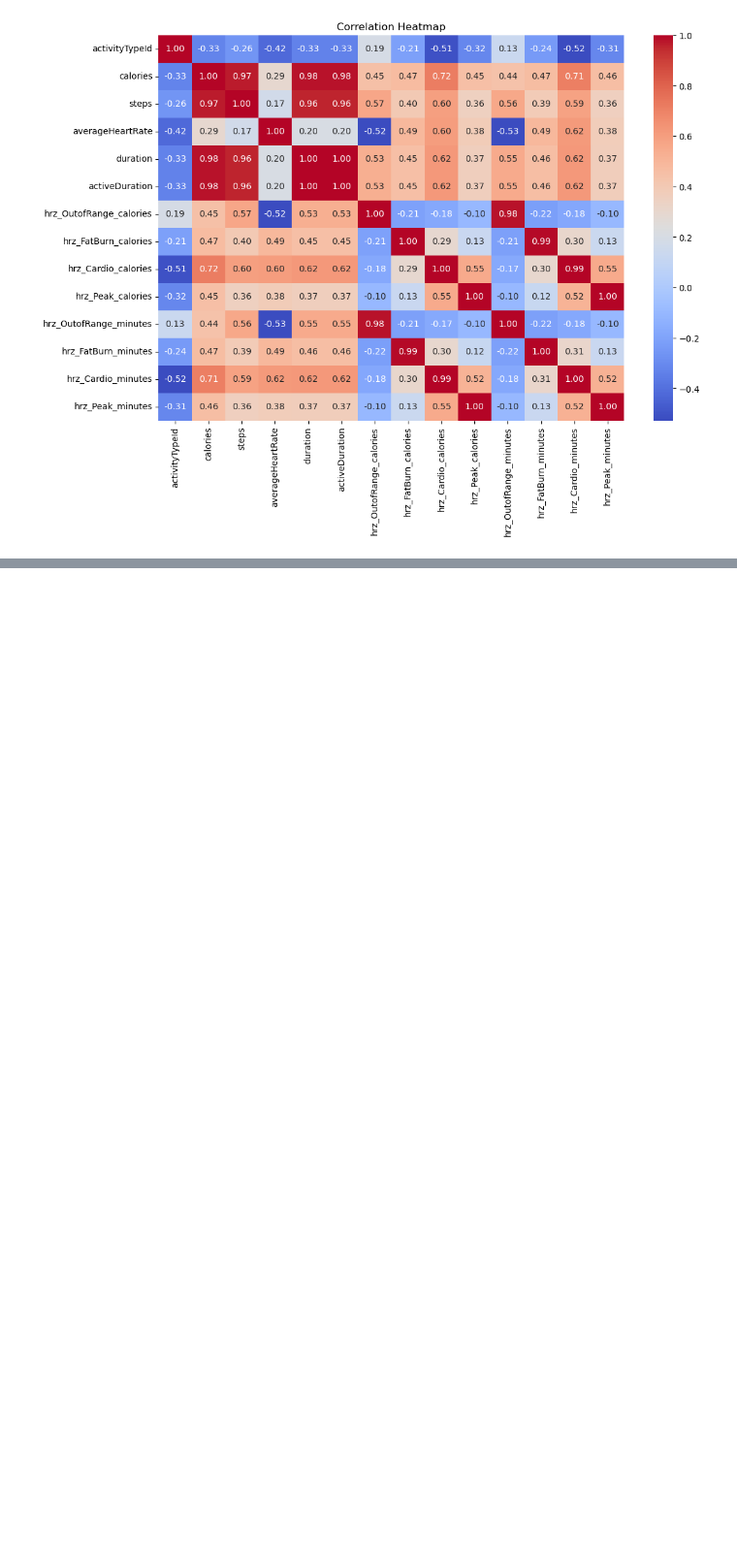
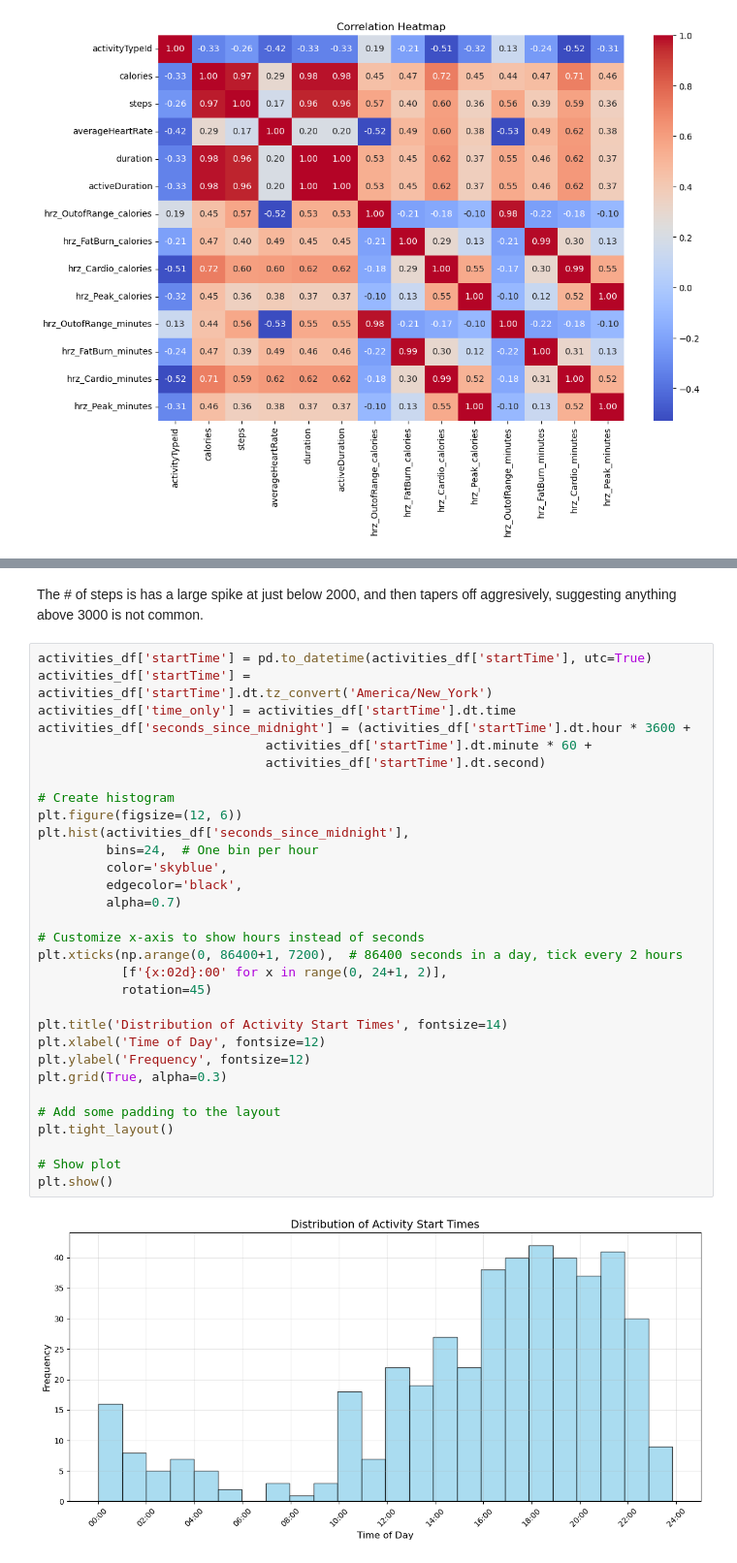
Before and after one commit to Saatvik1/Fishbit, a Jupyter notebook: notebooks/6.0-ss-EDA.ipynb, the cells around one changed output, grey strips where cells are left out. Shown at 97% size. Saved outputs shown, nothing was run; the diff lists cells and outputs as text; blank space fills up the shorter version.

```diff
--- a/notebooks/6.0-ss-EDA.ipynb
+++ b/notebooks/6.0-ss-EDA.ipynb
@@ -84,0 +119,35 @@ plt.show()
+# %% [markdown]
+The # of steps is has a large spike at just below 2000, and then tapers off aggresively, suggesting anything above 3000 is not common.
+# %%
+activities_df['startTime'] = pd.to_datetime(activities_df['startTime'], utc=True)
+activities_df['startTime'] = activities_df['startTime'].dt.tz_convert('America/New_York')
+activities_df['time_only'] = activities_df['startTime'].dt.time
+activities_df['seconds_since_midnight'] = (activities_df['startTime'].dt.hour * 3600 +
+                              activities_df['startTime'].dt.minute * 60 +
+                              activities_df['startTime'].dt.second)
+
+# Create histogram
+plt.figure(figsize=(12, 6))
+plt.hist(activities_df['seconds_since_midnight'],
+         bins=24,  # One bin per hour
+         color='skyblue',
+         edgecolor='black',
+         alpha=0.7)
+
+# Customize x-axis to show hours instead of seconds
+plt.xticks(np.arange(0, 86400+1, 7200),  # 86400 seconds in a day, tick every 2 hours
+           [f'{x:02d}:00' for x in range(0, 24+1, 2)],
+           rotation=45)
+
+plt.title('Distribution of Activity Start Times', fontsize=14)
+plt.xlabel('Time of Day', fontsize=12)
+plt.ylabel('Frequency', fontsize=12)
+plt.grid(True, alpha=0.3)
+
+# Add some padding to the layout
+plt.tight_layout()
+
+# Show plot
+plt.show()
+# %% [output]
+[figure, added]
```
Also changed, not shown: parts of 10 cells of this notebook.
